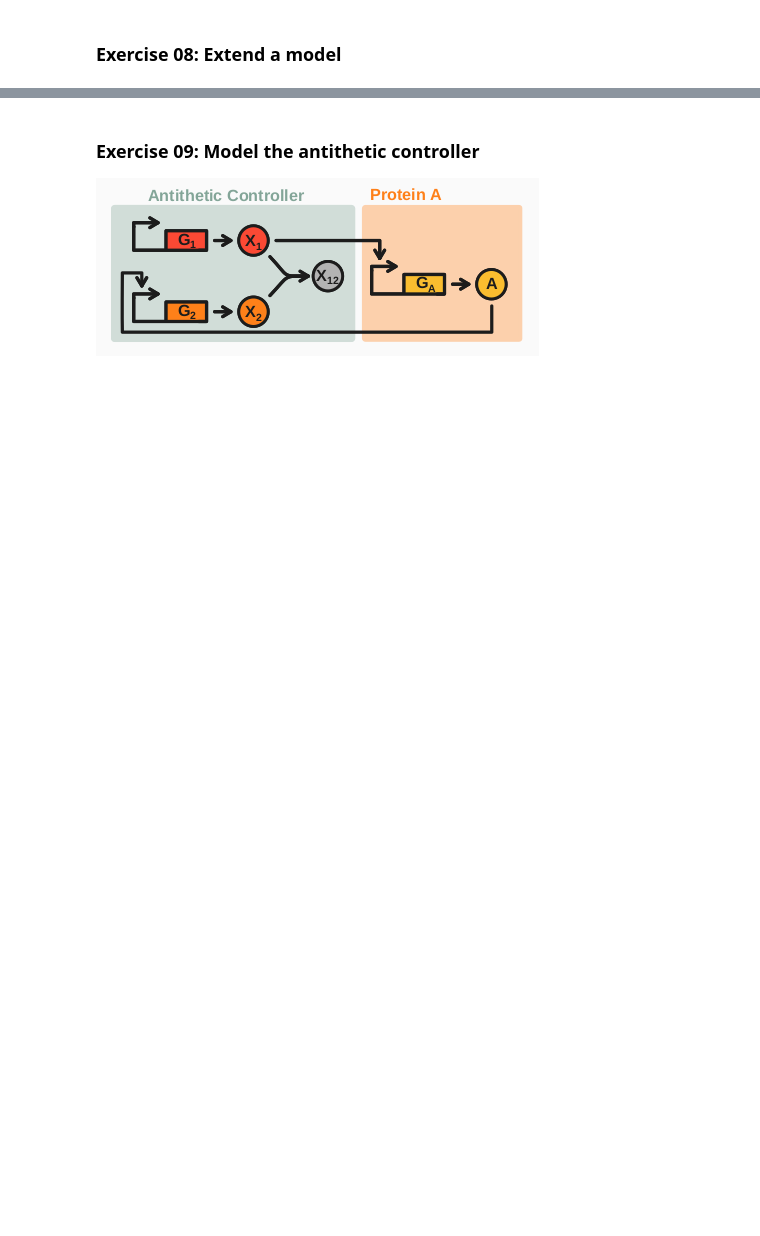
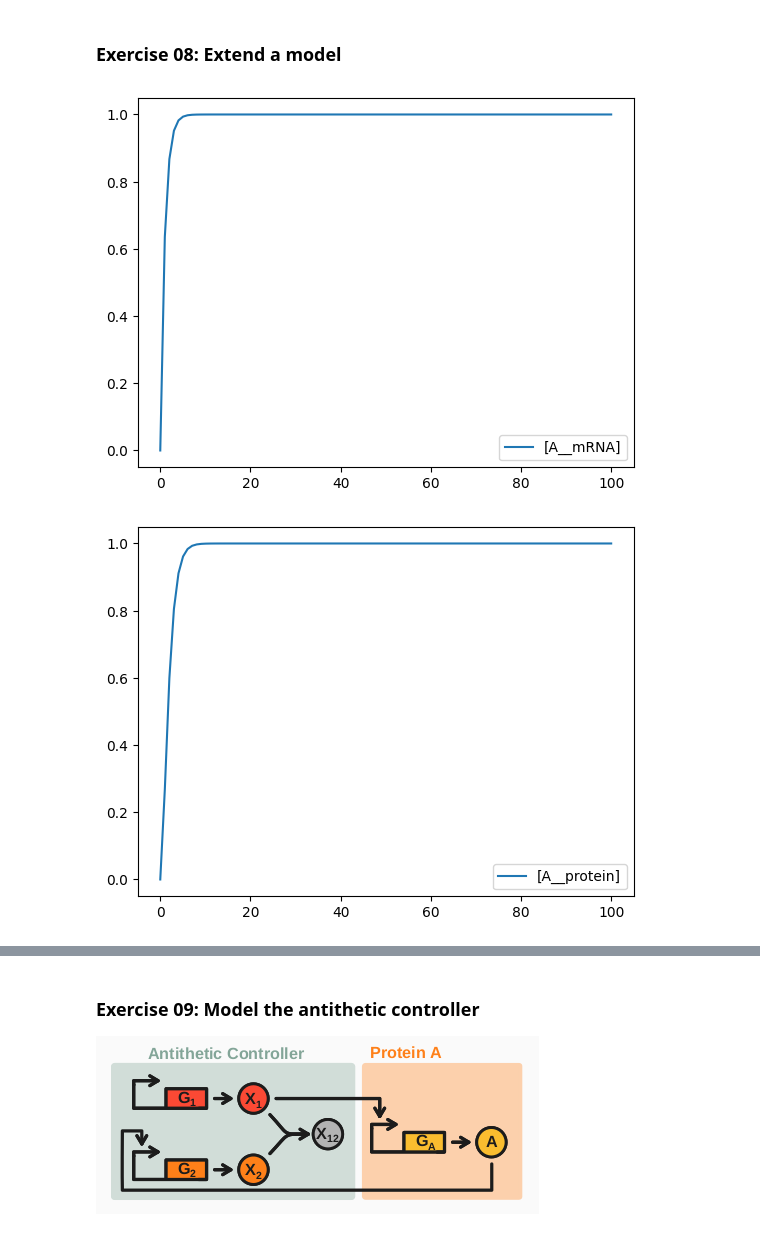
Before and after one commit to sb2cl/onemodel, a Jupyter notebook: examples/iwbda-22/Introduction_to_OneModel.ipynb, the cells around one changed output, grey strips where cells are left out. Cells and saved outputs as stored; diff of their text form; code cells hidden in the pictures; blank space fills up the shorter version.

```diff
--- a/examples/iwbda-22/Introduction_to_OneModel.ipynb
+++ b/examples/iwbda-22/Introduction_to_OneModel.ipynb
@@ -300,31 +332,34 @@ model ProteinConstitutive
         mRNA -> mRNA + protein ; k_p*mRNA
         protein -> 0 ; d_p*protein
     end
 end
 
 model ProteinInduced
     extends ProteinConstitutive
 
     species
         TF = 0
         k_m = 0
     end
 
     parameter h = 0.1
 
     rule k_m := TF/(TF + h)
 end
 
 A = ProteinConstitutive()
 B = ProteinInduced()
 
 rule B.TF := A.protein
 """
 
-model = one.evaluate(model_code)
+model = onemodel.evaluate(model_code)
 
 sbml = model.get_SBML_string()
 
 rr = roadrunner.RoadRunner(sbml)
 results = rr.simulate(0, 100, 100)
 rr.plot()
+# %% [output]
+[figure, added]
+[figure, added]
```
Also changed, not shown: parts of 9 cells of this notebook.
